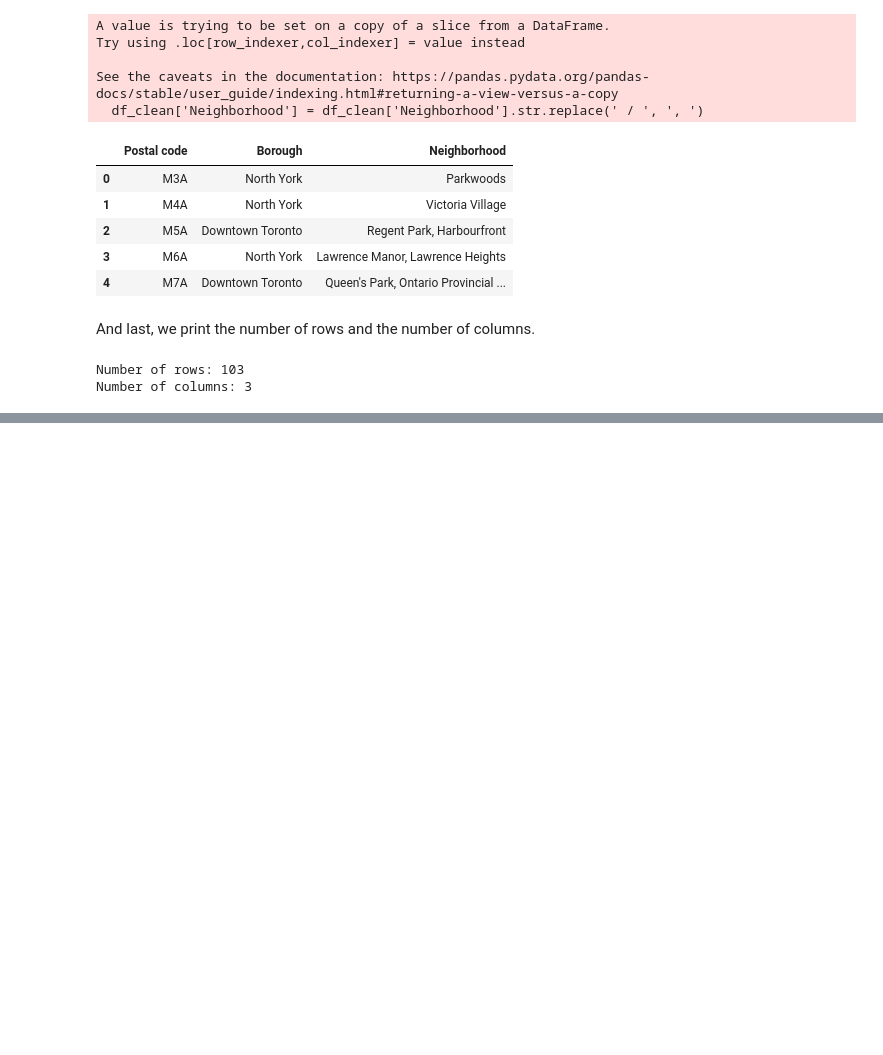
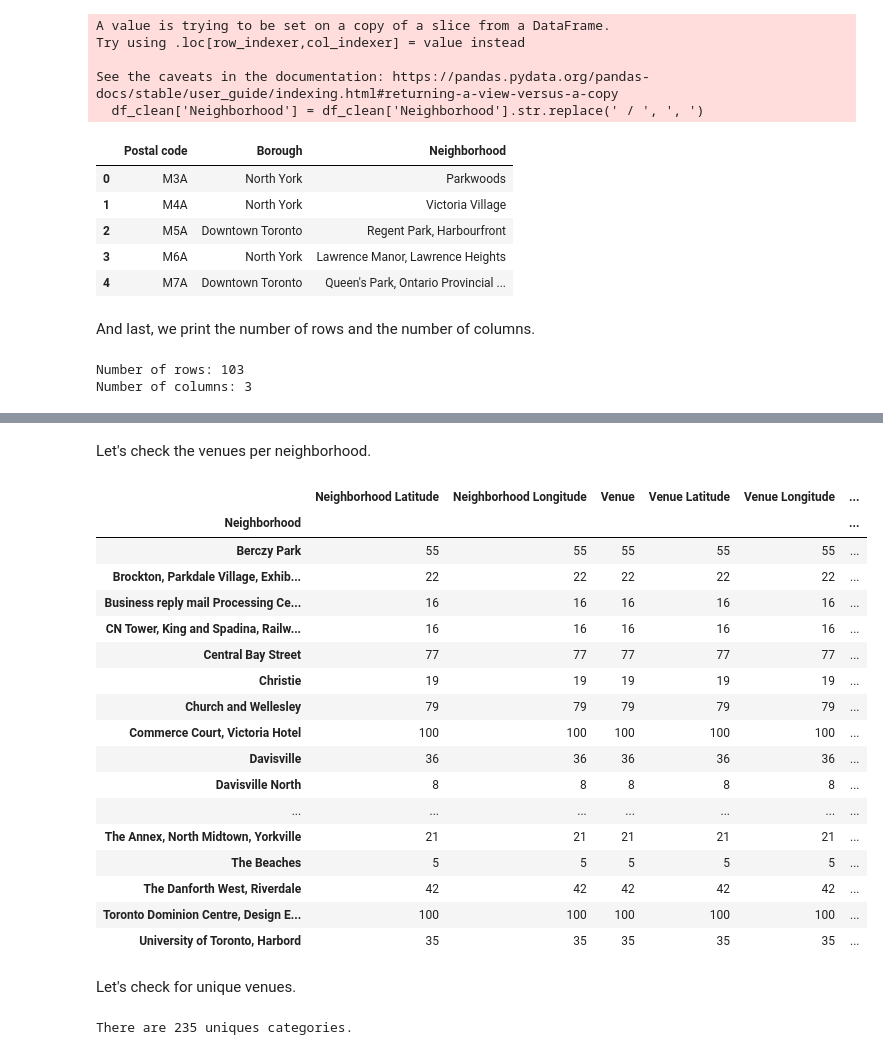
Before and after one commit to pbosch/Coursera_Capstone, a Jupyter notebook: Segmenting and Clustering Neighborhoods in Toronto.ipynb, the cells around one changed output, grey strips where cells are left out. Saved outputs shown, nothing was run; the diff lists cells and outputs as text; code cells hidden in the pictures; blank space fills up the shorter version.

```diff
--- a/Segmenting and Clustering Neighborhoods in Toronto.ipynb
+++ b/Segmenting and Clustering Neighborhoods in Toronto.ipynb
@@ -68,0 +208,4 @@ Number of columns: 3
+# %%
+CLIENT_ID = open('client_id','r').read()
+CLIENT_SECRET = open('client_secret','r').read()
+VERSION = '20180605'
@@ -68,0 +300,32 @@ Number of columns: 3
+# %%
+def getNearbyVenues(names, latitudes, longitudes, radius=500):
+    venues_list=[]
+    LIMIT = 100
+    for name, lat, lng in zip(names, latitudes, longitudes):
+        print(name)
+        url = 'https://api.foursquare.com/v2/venues/explore?&client_id={}&client_secret={}&v={}&ll={},{}&radius={}&limit={}'.format(
+            CLIENT_ID,
+            CLIENT_SECRET,
+            VERSION,
+            lat,
+            lng,
+            radius,
+            LIMIT)
+        results = requests.get(url).json()["response"]['groups'][0]['items']
+        venues_list.append([(
+            name,
+            lat,
+            lng,
+            v['venue']['name'],
+            v['venue']['location']['lat'],
+            v['venue']['location']['lng'],
+            v['venue']['categories'][0]['name']) for v in results])
+    nearby_venues = pd.DataFrame([item for venue_list in venues_list for item in venue_list])
+    nearby_venues.columns = ['Neighborhood',
+                  'Neighborhood Latitude',
+                  'Neighborhood Longitude',
+                  'Venue',
+                  'Venue Latitude',
+                  'Venue Longitude',
+                  'Venue Category']
+    return(nearby_venues)
@@ -68,0 +368,29 @@ Number of columns: 3
+# %% [markdown]
+Let's check the venues per neighborhood.
+# %%
+toronto_venues.groupby('Neighborhood').count()
+# %% [output]
+|  | Neighborhood Latitude | Neighborhood Longitude | Venue | Venue Latitude | Venue Longitude | ... |
+| Neighborhood |  |  |  |  |  | ... |
+| Berczy Park | 55 | 55 | 55 | 55 | 55 | ... |
+| Brockton, Parkdale Village, Exhib... | 22 | 22 | 22 | 22 | 22 | ... |
+| Business reply mail Processing Ce... | 16 | 16 | 16 | 16 | 16 | ... |
+| CN Tower, King and Spadina, Railw... | 16 | 16 | 16 | 16 | 16 | ... |
+| Central Bay Street | 77 | 77 | 77 | 77 | 77 | ... |
+| Christie | 19 | 19 | 19 | 19 | 19 | ... |
+| Church and Wellesley | 79 | 79 | 79 | 79 | 79 | ... |
+| Commerce Court, Victoria Hotel | 100 | 100 | 100 | 100 | 100 | ... |
+| Davisville | 36 | 36 | 36 | 36 | 36 | ... |
+| Davisville North | 8 | 8 | 8 | 8 | 8 | ... |
+| ... | ... | ... | ... | ... | ... | ... |
+| The Annex, North Midtown, Yorkville | 21 | 21 | 21 | 21 | 21 | ... |
+| The Beaches | 5 | 5 | 5 | 5 | 5 | ... |
+| The Danforth West, Riverdale | 42 | 42 | 42 | 42 | 42 | ... |
+| Toronto Dominion Centre, Design E... | 100 | 100 | 100 | 100 | 100 | ... |
+| University of Toronto, Harbord | 35 | 35 | 35 | 35 | 35 | ... |
+# %% [markdown]
+Let's check for unique venues.
+# %%
+print('There are {} uniques categories.'.format(len(toronto_venues['Venue Category'].unique())))
+# %% [output]
+There are 235 uniques categories.
```
Also changed, not shown: parts of 59 cells of this notebook.
